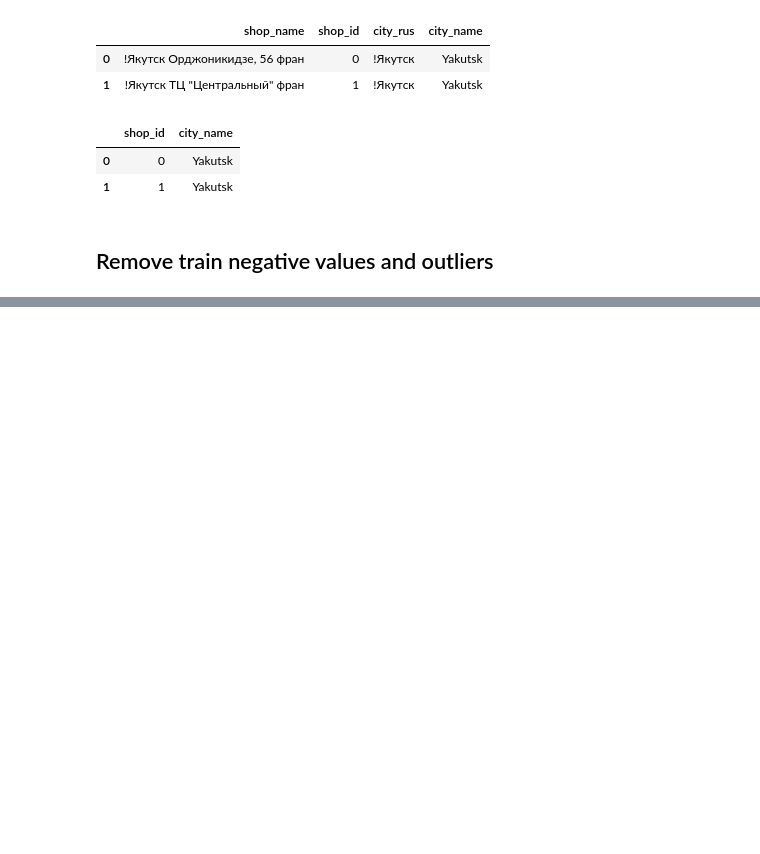
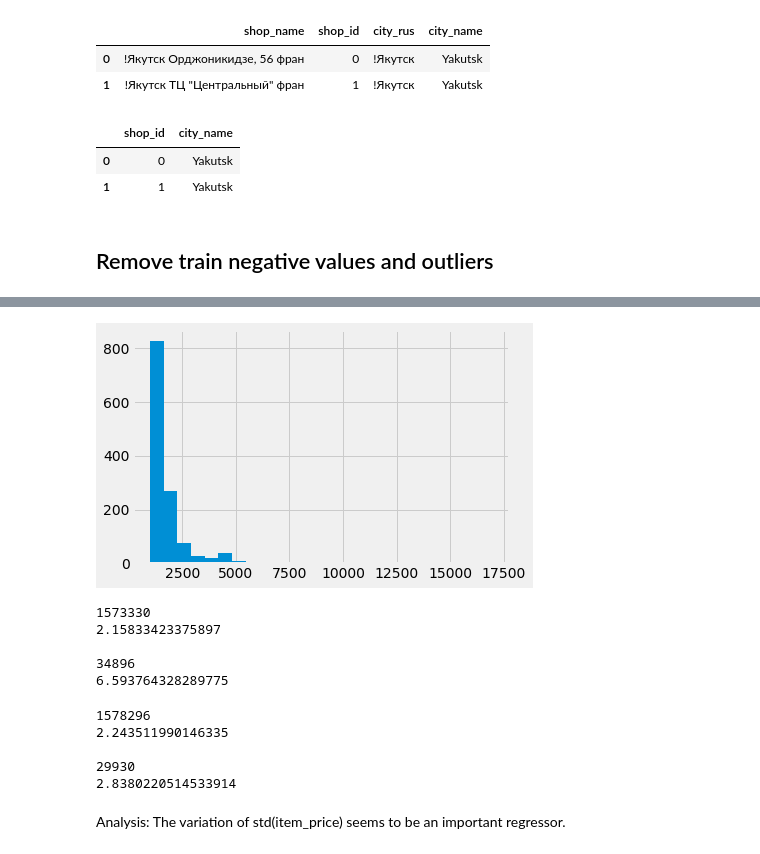
Before and after one commit to RobBlanchard/kaggle-predict-sales, a Jupyter notebook: XGBoost - 2.ipynb, the cells around one changed output, grey strips where cells are left out. Cells and saved outputs as stored; diff of their text form; code cells hidden in the pictures; blank space fills up the shorter version.

Commit message:
Aggregate sales per month, EDA on created features

```diff
--- a/XGBoost - 2.ipynb
+++ b/XGBoost - 2.ipynb
@@ -97,0 +106,3 @@ print(len(sales))
+# %%
+sales_pos = sales.loc[sales["item_cnt_day"]>0]
+print(f"From {len(sales)} to {len(sales_pos)}")
@@ -97,0 +150,2 @@ print(len(sales))
+# %%
+sales_pos.loc[sales["item_cnt_day"]>50, "item_cnt_day"] = 50
@@ -97,0 +172,12 @@ print(len(sales))
+# %%
+sales_monthly = (sales_pos.groupby(["date_block_num","shop_id","item_id"])
+                            .agg({"date":"first", #we will just extract month and year from it
+                                 "item_price": ["mean", "std"],
+                                 "item_cnt_day": ["sum","count"]})
+                            .reset_index())
+sales_monthly.columns = ["date_block_num", "shop_id", "item_id",
+                     "random_date", "mean_item_price", "std_item_price",
+                      "item_cnt_month", "days_with_sell"]
+sales_monthly["std_item_price"] = sales_monthly["std_item_price"].fillna(0)
+print(len(sales_monthly))
+sales_monthly.head(2)
@@ -97,0 +201,33 @@ print(len(sales))
+# %%
+plt.hist(sales_monthly.loc[sales_monthly["std_item_price"]>1000,"std_item_price"], bins=25)
+plt.show()
+# %% [output]
+[figure, added]
+# %%
+threshold = 100
+print(len(sales_monthly.loc[sales_monthly["std_item_price"]<=threshold,]))
+print(sales_monthly.loc[sales_monthly["std_item_price"]<=threshold,"item_cnt_month"].mean())
+print()
+print(len(sales_monthly.loc[sales_monthly["std_item_price"]>threshold,]))
+print(sales_monthly.loc[sales_monthly["std_item_price"]>threshold,"item_cnt_month"].mean())
+# %% [output]
+1573330
+2.15833423375897
+
+34896
+6.593764328289775
+# %%
+threshold = 3500
+print(len(sales_monthly.loc[sales_monthly["mean_item_price"]<=threshold,]))
+print(sales_monthly.loc[sales_monthly["mean_item_price"]<=threshold,"item_cnt_month"].mean())
+print()
+print(len(sales_monthly.loc[sales_monthly["mean_item_price"]>threshold,]))
+print(sales_monthly.loc[sales_monthly["mean_item_price"]>threshold,"item_cnt_month"].mean())
+# %% [output]
+1578296
+2.243511990146335
+
+29930
+2.8380220514533914
+# %% [markdown]
+Analysis: The variation of std(item_price) seems to be an important regressor.
```
Also changed, not shown: parts of 14 cells of this notebook.
